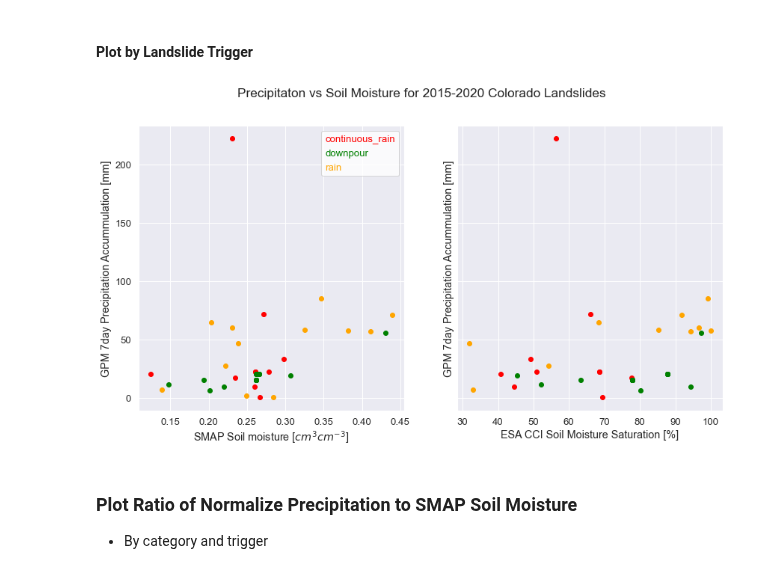
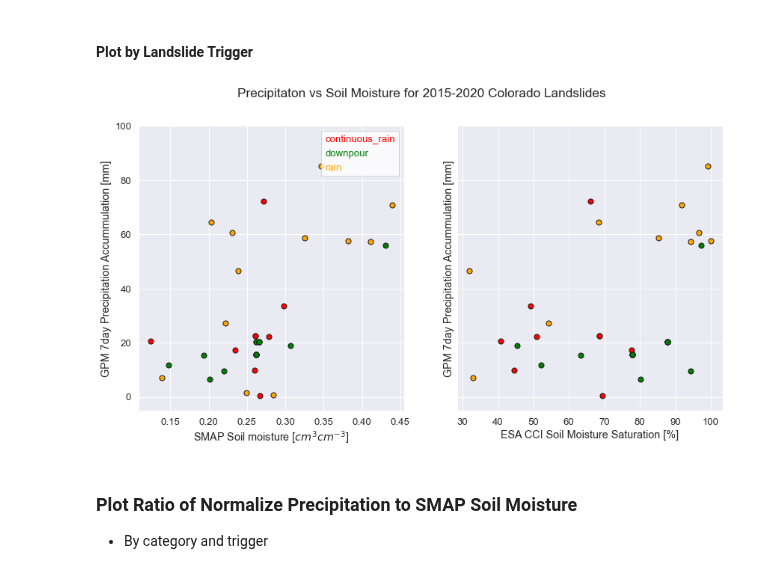
Before and after one commit to jacquiewitte/capstone-landslides-soilmoisture, a Jupyter notebook: landslide_precip_soilm.ipynb, the cells around one changed output. Saved outputs shown, nothing was run; the diff lists cells and outputs as text; code cells hidden in the pictures.

```diff
--- a/landslide_precip_soilm.ipynb
+++ b/landslide_precip_soilm.ipynb
@@ -486,7 +486,7 @@ for id, df in landslide_df.groupby("landslide_id"):
 
 ax1.set(xlabel='SMAP Soil moisture [$cm^3 cm^{-3}$]',
         ylabel='GPM 7day Precipitation Accummulation [mm]')
-#ax1.set_ylim([-5, 100])
+ax1.set_ylim([-5, 100])
 
 ax2.set(xlabel='ESA CCI Soil Moisture Saturation [%]',
         ylabel='GPM 7day Precipitation Accummulation [mm]')
@@ -525,39 +525,41 @@ for id, df in landslide_df.groupby("landslide_id"):
     for cat in trigger:
         if df['landslide_trigger'][0] == cat:
             ax1.scatter(df['smap_sm'], df['precip_accum_mm'],
+                        edgecolor='k', s=50.0,
                         color=trigger[cat])
             ax2.scatter(df['esa_sm_percent'], df['precip_accum_mm'],
+                        edgecolor='k', s=50.0,
                         color=trigger[cat])
 
 ax1.set(xlabel='SMAP Soil moisture [$cm^3 cm^{-3}$]',
         ylabel='GPM 7day Precipitation Accummulation [mm]')
-#ax1.set_ylim([-5, 100])
+ax1.set_ylim([-5, 100])
 
 ax2.set(xlabel='ESA CCI Soil Moisture Saturation [%]',
         ylabel='GPM 7day Precipitation Accummulation [mm]')
 
 # Add legend
 leg = ax1.legend(handlelength=0, handletextpad=0, fancybox=True,
                  labels=trigger, labelcolor=colors, facecolor='white')
 for item in leg.legendHandles:
     item.set_visible(False)
 
 # add an overall caption
 fig.suptitle(
     'Precipitaton vs Soil Moisture for 2015-2020 Colorado Landslides'
 );
 
 #output the figure
 output_fig = os.path.join(et.io.HOME,
             'earth-analytics',
             'capstone-landslides-soilmoisture', 'plots',
             'sm_VS_precip_2015_2020_trigger_'+state+'.png')
 
 cache_override = False or GLOBAL_CACHE_OVERRIDE
 if not os.path.exists(output_fig) or cache_override:
     plt.savefig(output_fig);
 # %% [output]
-[figure, old version]
+[figure, new version]
 # %% [markdown]
 ### Plot Ratio of Normalize Precipitation to SMAP Soil Moisture
 - By category and trigger
```
Also changed, not shown: parts of 5 cells of this notebook.
